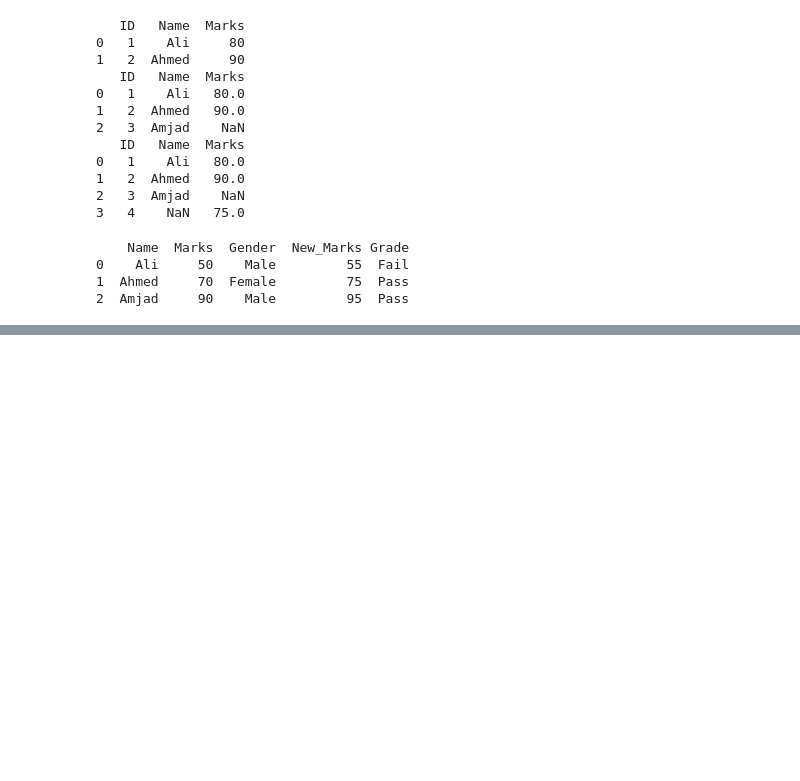
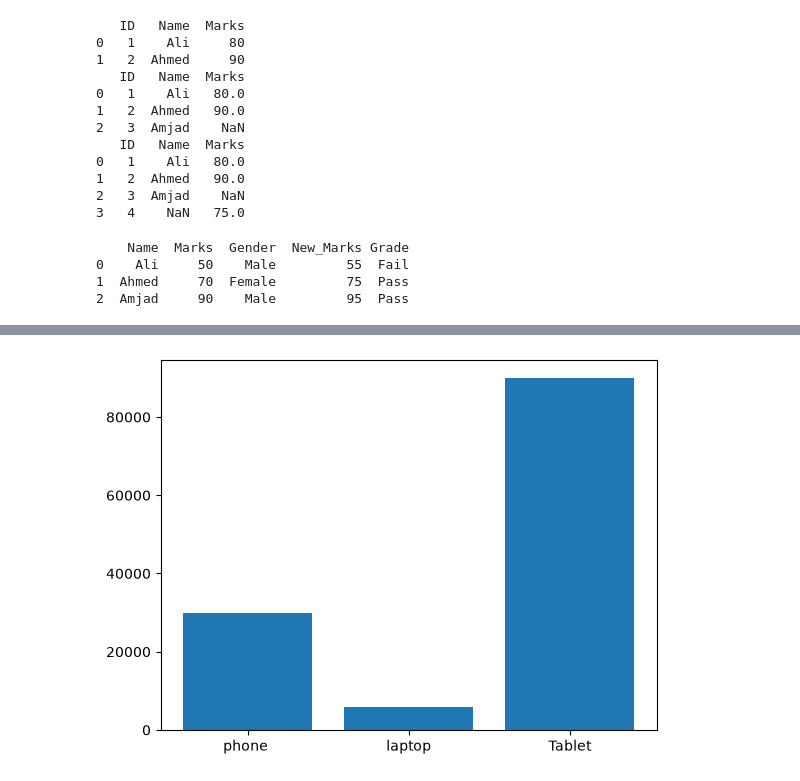
Before and after one commit to Amjad3618/data-analysis-code-, a Jupyter notebook: week2.ipynb, the cells around one changed output, grey strips where cells are left out. Cells and saved outputs as stored; diff of their text form; code cells hidden in the pictures; blank space fills up the shorter version.

```diff
--- a/week2.ipynb
+++ b/week2.ipynb
@@ -360,0 +456,8 @@ print(df)
+# %%
+# 2️⃣7️⃣ Bar charts (Topic 72)
+products = ["phone ","laptop","Tablet"]
+sales    =[30000,5890,90000]
+plt.bar(products,sales)
+plt.show()
+# %% [output]
+[figure, added]
```
Also changed, not shown: parts of 16 cells of this notebook.
